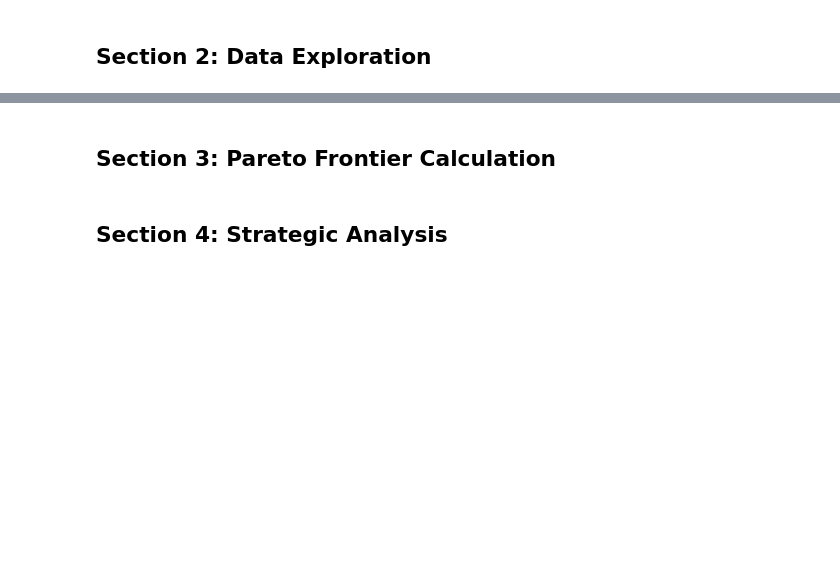
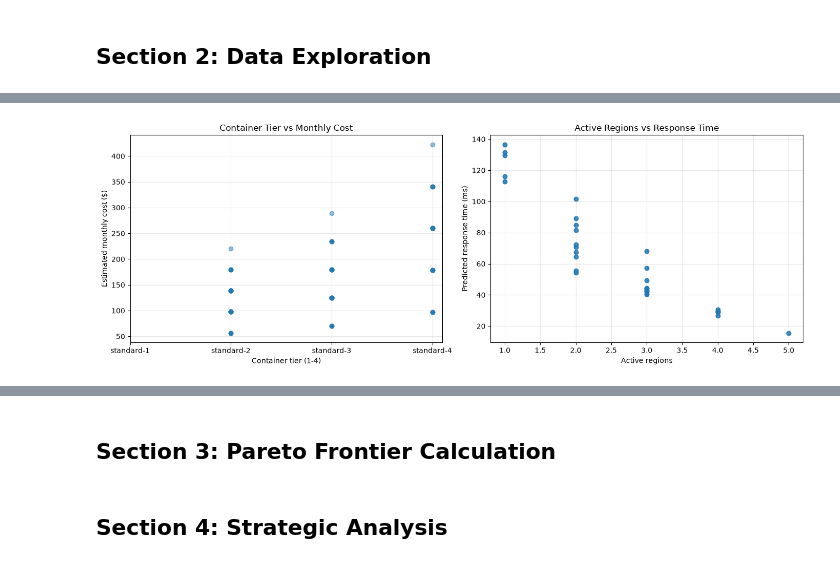
Before and after one commit to MostlyWhat/Infrastructure-Optimization-Engine, a Jupyter notebook: optimization_engine.ipynb, the cells around one changed output, grey strips where cells are left out. Saved outputs shown, nothing was run; the diff lists cells and outputs as text; code cells hidden in the pictures; blank space fills up the shorter version.

Commit message:
feat: added data validation and exploration analysis

```diff
--- a/optimization_engine.ipynb
+++ b/optimization_engine.ipynb
@@ -287,0 +354,23 @@ Excluded configurations: 31
+# %%
+fig, axes = plt.subplots(1, 2, figsize=(14, 5))
+
+# Plot 1: How container tier affects cost
+axes[0].scatter(df["tier_index"], df["cost_usd_month"], alpha=0.5)
+axes[0].set_xlabel("Container tier (1-4)")
+axes[0].set_ylabel("Estimated monthly cost ($)")
+axes[0].set_title("Container Tier vs Monthly Cost")
+axes[0].set_xticks(range(1, len(selected_sizes) + 1), selected_sizes)
+axes[0].grid(True, alpha=0.3)
+
+# Plot 2: How the number of active regions affects response time
+axes[1].scatter(df["region_count"], df["latency_ms"], alpha=0.5)
+axes[1].set_xlabel("Active regions")
+axes[1].set_ylabel("Predicted response time (ms)")
+axes[1].set_title("Active Regions vs Response Time")
+axes[1].grid(True, alpha=0.3)
+
+plt.tight_layout()
+plt.savefig(image_folder / "data_exploration.png", dpi=300, bbox_inches="tight")
+plt.show()
+# %% [output]
+[figure, added]
```
Also changed, not shown: parts of 2 cells of this notebook, 1 other file.
